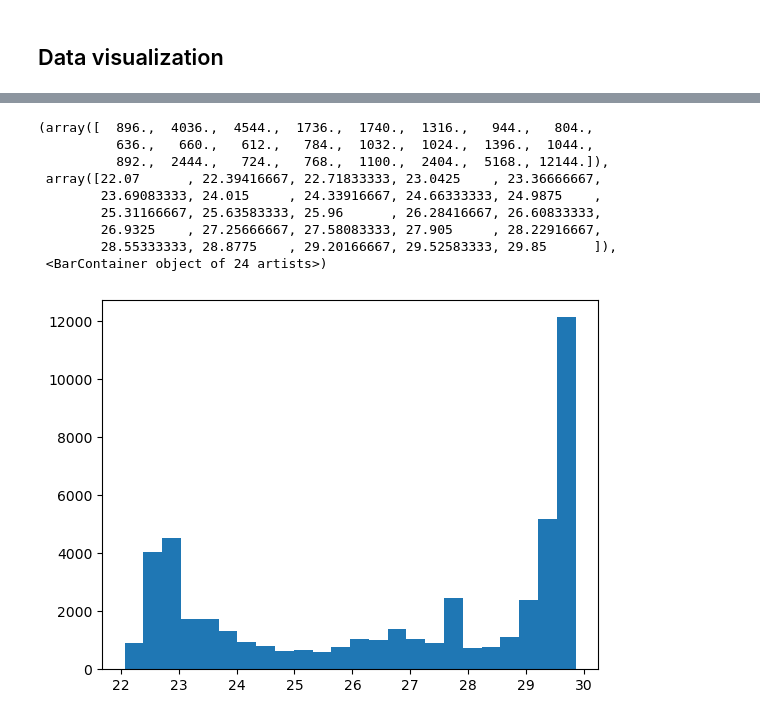
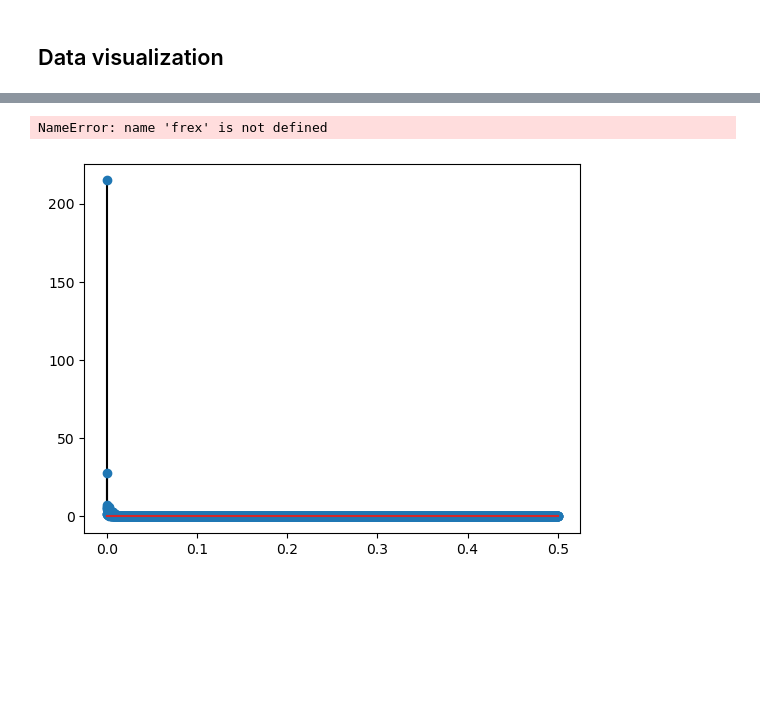
Before and after one commit to jsForeroBiomed/wearable-stress-exam-performance, a Jupyter notebook: Physiological-signals.ipynb, the cells around one changed output, grey strips where cells are left out. Drawn from its saved outputs; the diff is of its cells as text; code cells hidden in the pictures; blank space fills up the shorter version.

```diff
--- a/Physiological-signals.ipynb
+++ b/Physiological-signals.ipynb
@@ -214,13 +286,20 @@ plt.plot(heart_rate['S10 + Midterm 2'] - np.mean(heart_rate['S10 + Midterm 2']))
-# %%
-plt.hist(temperature['S3 + Midterm 1'], bins='fd')
-# %% [output]
-(array([  896.,  4036.,  4544.,  1736.,  1740.,  1316.,   944.,   804.,
-          636.,   660.,   612.,   784.,  1032.,  1024.,  1396.,  1044.,
-          892.,  2444.,   724.,   768.,  1100.,  2404.,  5168., 12144.]),
- array([22.07      , 22.39416667, 22.71833333, 23.0425    , 23.36666667,
-        23.69083333, 24.015     , 24.33916667, 24.66333333, 24.9875    ,
-        25.31166667, 25.63583333, 25.96      , 26.28416667, 26.60833333,
-        26.9325    , 27.25666667, 27.58083333, 27.905     , 28.22916667,
-        28.55333333, 28.8775    , 29.20166667, 29.52583333, 29.85      ]),
- <BarContainer object of 24 artists>)
-[figure, removed]
+# %%
+# vector of frequencies in Hz
+hz = np.linspace(0, srate/2, int(np.floor(n/2)+1))
+
+# amplitude spectrum via Fourier transform
+signalX = scipy.fftpack.fft(signal)
+signalAmp = 2*np.abs(signalX)/n
+
+# vector of frequencies in Hz
+hz = np.linspace(0,srate/2,int(np.floor(n/2)+1))
+# %%
+plt.stem(hz,signalAmp[0:len(hz)],'k')
+plt.xlim([0,np.max(frex)*3])
+plt.xlabel('Frequency (Hz)')
+plt.ylabel('Amplitude')
+plt.title('Frequency domain')
+plt.show()
+# %% [output]
+NameError: name 'frex' is not defined
+[figure, added]
```
Also changed, not shown: parts of 6 cells of this notebook, 1 other file.
